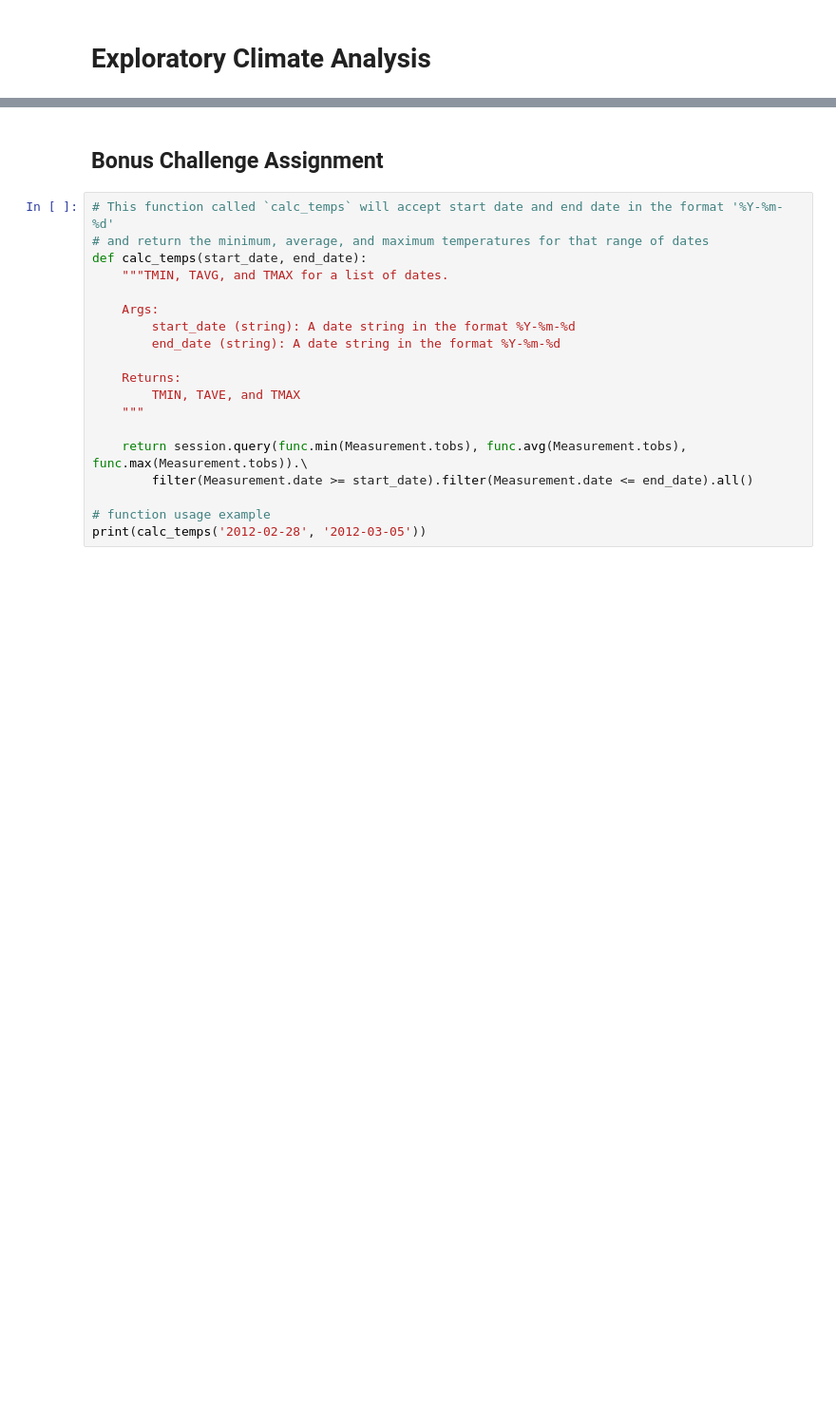
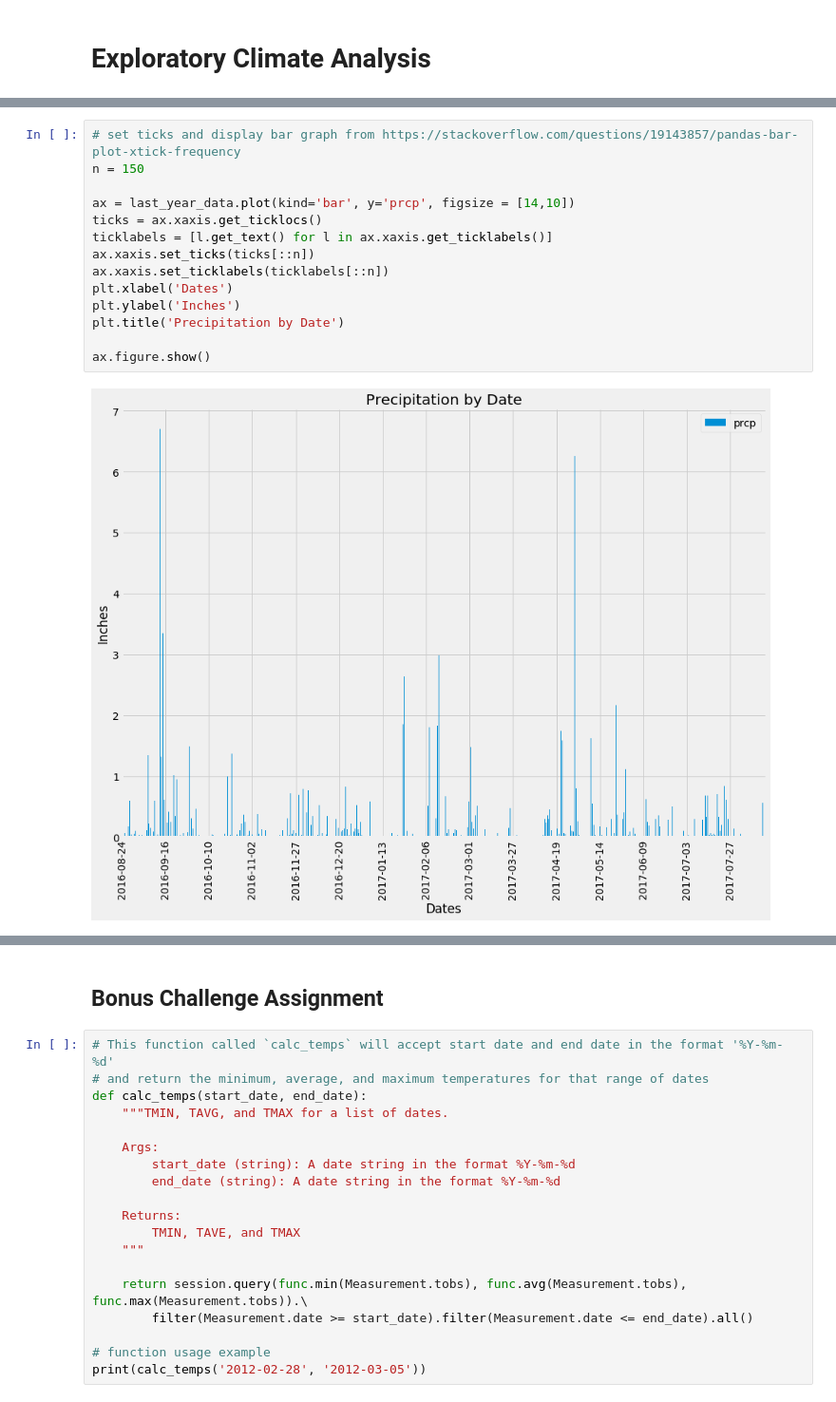
Before and after one commit to spearjen/sqlalch-challenge, a Jupyter notebook: climate_starter.ipynb, the cells around one changed output, grey strips where cells are left out. Shown at 95% size. Drawn from its saved outputs; the diff is of its cells as text; blank space fills up the shorter version.

```diff
--- a/climate_starter.ipynb
+++ b/climate_starter.ipynb
@@ -123,2 +125,18 @@ prcp_data
+# %%
+# set ticks and display bar graph from https://stackoverflow.com/questions/19143857/pandas-bar-plot-xtick-frequency
+n = 150
+
+ax = last_year_data.plot(kind='bar', y='prcp', figsize = [14,10])
+ticks = ax.xaxis.get_ticklocs()
+ticklabels = [l.get_text() for l in ax.xaxis.get_ticklabels()]
+ax.xaxis.set_ticks(ticks[::n])
+ax.xaxis.set_ticklabels(ticklabels[::n])
+plt.xlabel('Dates')
+plt.ylabel('Inches')
+plt.title('Precipitation by Date')
+
+ax.figure.show()
+# %% [output]
+[figure, added]
 # %%
 # Use Pandas to calcualte the summary statistics for the precipitation data
```
Also changed, not shown: parts of 17 cells of this notebook, 1 other file.
